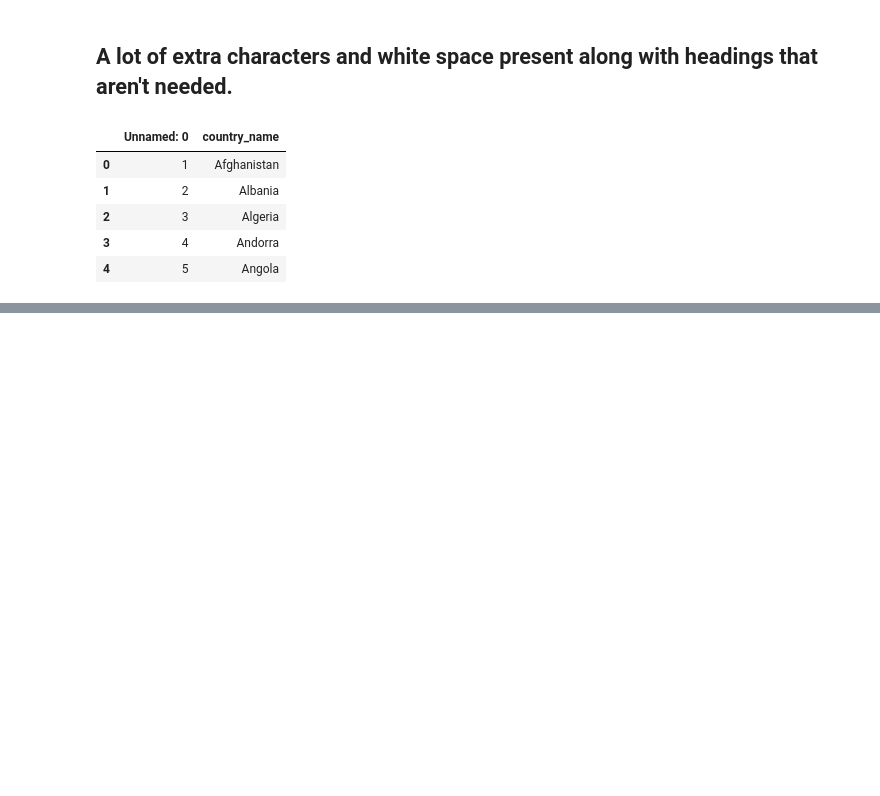
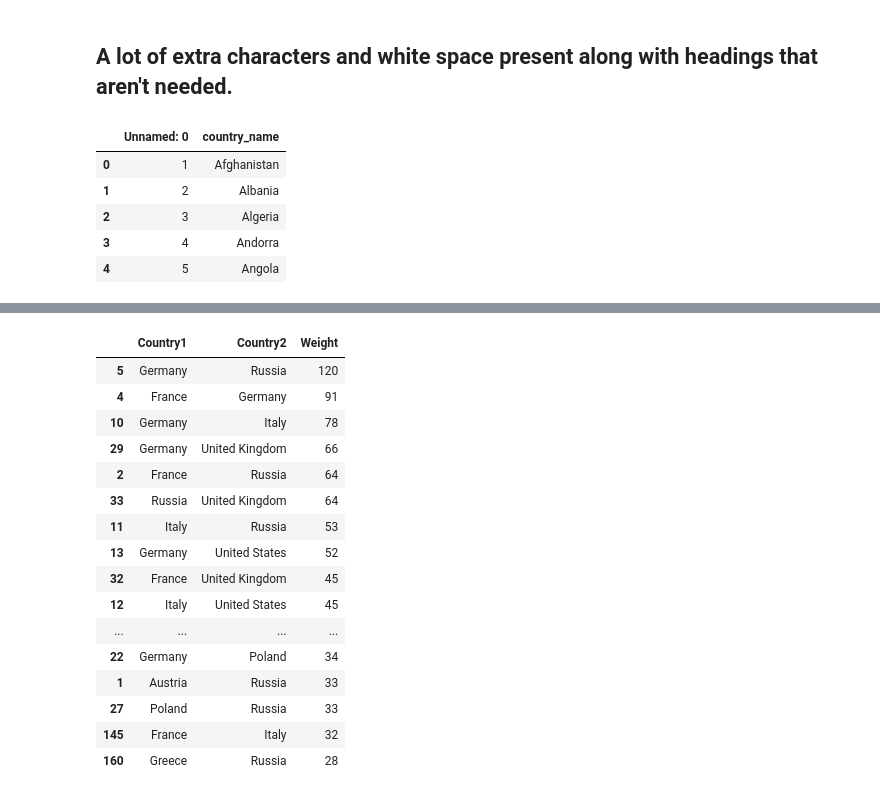
Before and after one commit to CardenCooper/20th-century, a Jupyter notebook: Exercise_1.6.ipynb, the cells around one changed output, grey strips where cells are left out. Cells and saved outputs as stored; diff of their text form; code cells hidden in the pictures; blank space fills up the shorter version.

```diff
--- a/Exercise_1.6.ipynb
+++ b/Exercise_1.6.ipynb
@@ -144,10 +143,0 @@ missing_countries
-# %%
-# Splitting the sentence entities from the NER object
-
-df_sentences = []
-
-for sent in book.sents:
-    entity_list = [ent.text for ent in sent.ents if ent.text in country_list]
-    df_sentences.append({"sentence": sent.text, "country_entities": entity_list})
-
-df_sentences = pd.DataFrame(df_sentences)
@@ -179,3 +231,47 @@ relationship_df = pd.DataFrame(np.sort(relationship_df.values, axis=1), columns=
 # Count number of co-occurrences
 relationship_df["value"] = 1
 relationship_df = relationship_df.groupby(["source","target"], as_index=False).sum()
+# %%
+from itertools import combinations
+from collections import Counter
+
+# Expand window size for co-occurrence
+window_size = 20
+relationships = []
+
+for i in range(len(df_sentences_filtered)):
+    end_i = min(i+window_size, len(df_sentences_filtered)-1)
+    # collect countries within the window
+    countries_in_window = sum(df_sentences_filtered.loc[i:end_i, 'country_entities'].tolist(), [])
+    # count unique pairs
+    for combo in combinations(set(countries_in_window), 2):
+        relationships.append(tuple(sorted(combo)))
+
+# Count co-occurrences
+relationship_counts = Counter(relationships)
+
+# Convert to DataFrame
+relationship_df = pd.DataFrame(
+    [(c1, c2, count) for (c1, c2), count in relationship_counts.items()],
+    columns=['Country1', 'Country2', 'Weight']
+).sort_values(by="Weight", ascending=False)
+
+relationship_df.head(20)
+# %% [output]
+|  | Country1 | Country2 | Weight |
+| 5 | Germany | Russia | 120 |
+| 4 | France | Germany | 91 |
+| 10 | Germany | Italy | 78 |
+| 29 | Germany | United Kingdom | 66 |
+| 2 | France | Russia | 64 |
+| 33 | Russia | United Kingdom | 64 |
+| 11 | Italy | Russia | 53 |
+| 13 | Germany | United States | 52 |
+| 32 | France | United Kingdom | 45 |
+| 12 | Italy | United States | 45 |
+| ... | ... | ... | ... |
+| 22 | Germany | Poland | 34 |
+| 1 | Austria | Russia | 33 |
+| 27 | Poland | Russia | 33 |
+| 145 | France | Italy | 32 |
+| 160 | Greece | Russia | 28 |
```
Also changed, not shown: parts of 5 cells of this notebook, 1 other file.
